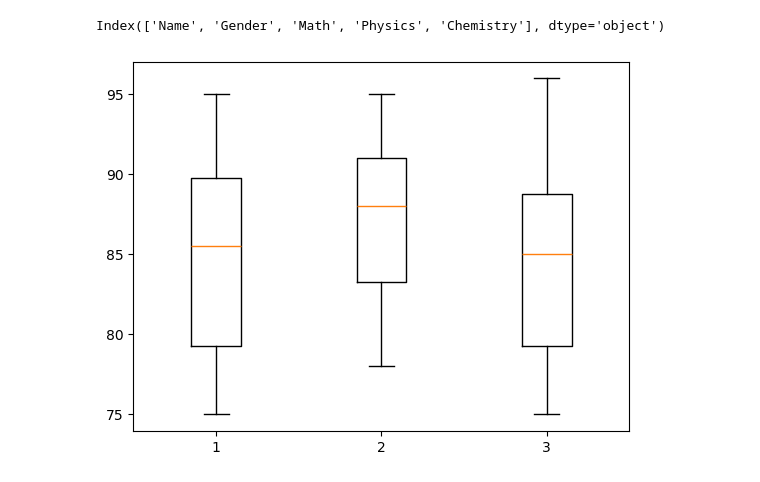
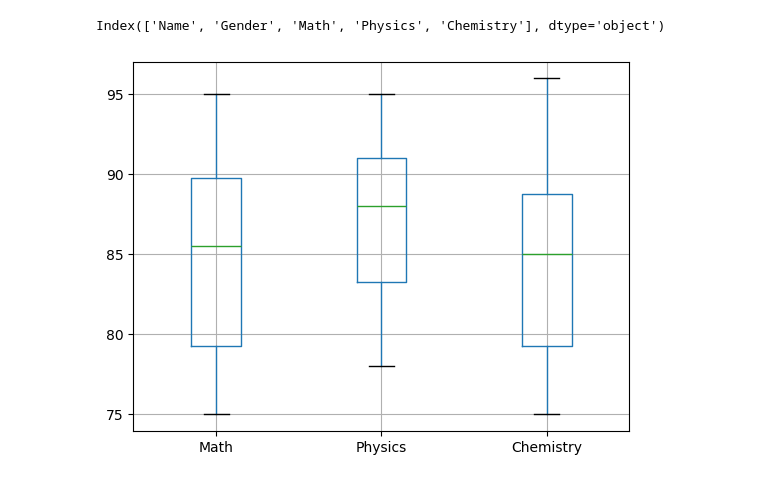
Before and after one commit to PaulaAlessio/estadistica, a Jupyter notebook: box_and_whiskers.ipynb, the cells around one changed output. Cells and saved outputs as stored; diff of their text form; code cells hidden in the pictures.

```diff
--- a/box_and_whiskers.ipynb
+++ b/box_and_whiskers.ipynb
@@ -21,8 +39,11 @@ all_marks.columns
 # %% [output]
 Index(['Name', 'Gender', 'Math', 'Physics', 'Chemistry'], dtype='object')
 # %%
-plt.boxplot(all_marks.loc[:, ['Math', 'Physics', 'Chemistry']]);
+"""
+Realizamos un diagrama de cajas con bigotes para las tres asignaturas
+"""
+all_marks.boxplot(column=['Math', 'Physics', 'Chemistry'])
 plt.show()
 # %% [output]
-[figure, old version]
+[figure, new version]
 # %%
```
Also changed, not shown: parts of 7 cells of this notebook, 1 other file.
